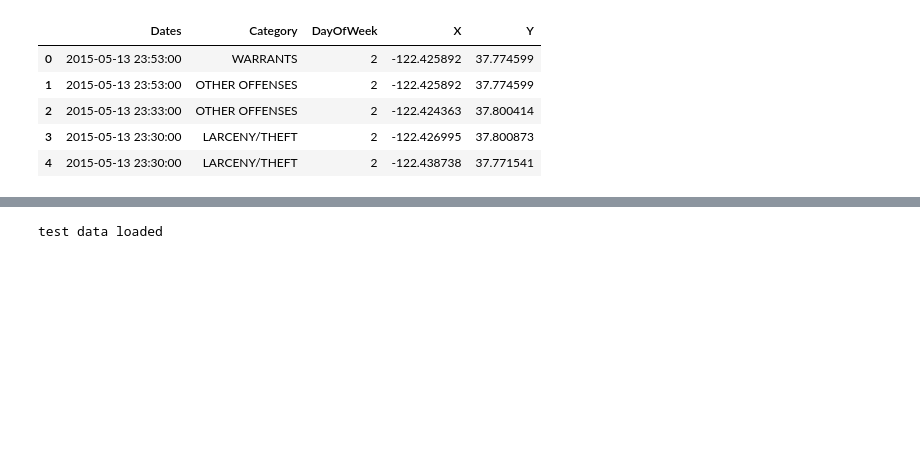
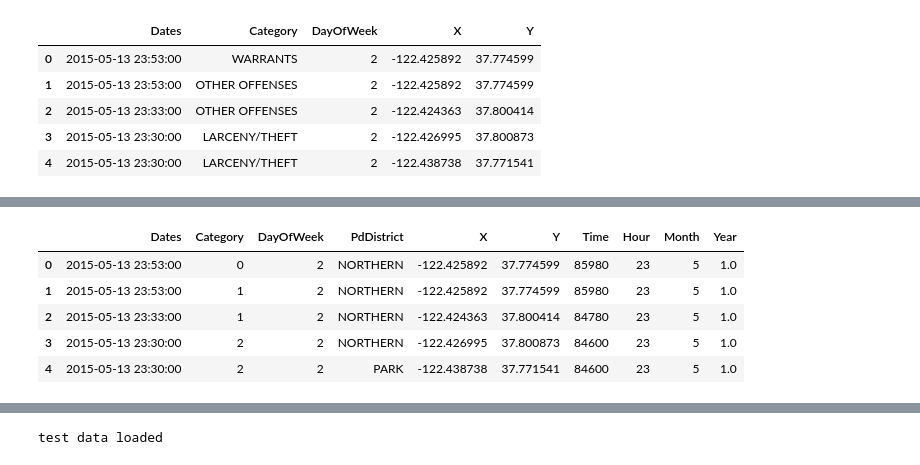
Before and after one commit to AlexisGado/CrimeSF, a Jupyter notebook: crimeSF_RDF.ipynb, the cells around one changed output, grey strips where cells are left out. Saved outputs shown, nothing was run; the diff lists cells and outputs as text; code cells hidden in the pictures; blank space fills up the shorter version.

```diff
--- a/crimeSF_RDF.ipynb
+++ b/crimeSF_RDF.ipynb
@@ -93,0 +113,15 @@ df.head()
+# %%
+#Cell to run if you want to have year normalized between -1 and 1
+years = df.Dates.dt.year.unique()
+years = sorted(years)
+a = 2/(years[-1] - years[0])
+b = -a*(years[-1]+years[0])/2
+df['Year'].replace(to_replace=years,value=[a*year +b for year in years],inplace=True)
+df.head()
+# %% [output]
+|  | Dates | Category | DayOfWeek | PdDistrict | X | Y | Time | Hour | Month | Year |
+| 0 | 2015-05-13 23:53:00 | 0 | 2 | NORTHERN | -122.425892 | 37.774599 | 85980 | 23 | 5 | 1.0 |
+| 1 | 2015-05-13 23:53:00 | 1 | 2 | NORTHERN | -122.425892 | 37.774599 | 85980 | 23 | 5 | 1.0 |
+| 2 | 2015-05-13 23:33:00 | 1 | 2 | NORTHERN | -122.424363 | 37.800414 | 84780 | 23 | 5 | 1.0 |
+| 3 | 2015-05-13 23:30:00 | 2 | 2 | NORTHERN | -122.426995 | 37.800873 | 84600 | 23 | 5 | 1.0 |
+| 4 | 2015-05-13 23:30:00 | 2 | 2 | PARK | -122.438738 | 37.771541 | 84600 | 23 | 5 | 1.0 |
```
Also changed, not shown: parts of 9 cells of this notebook, 1 other file.
